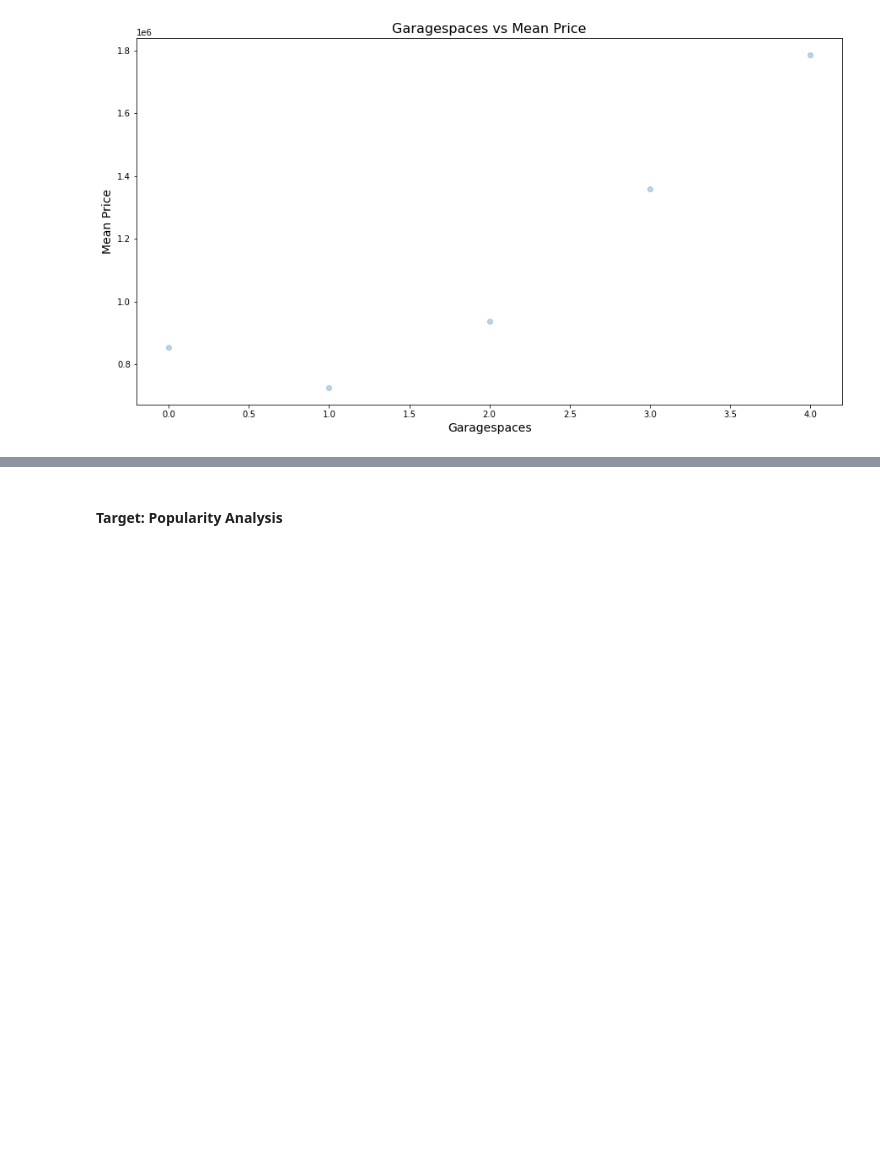
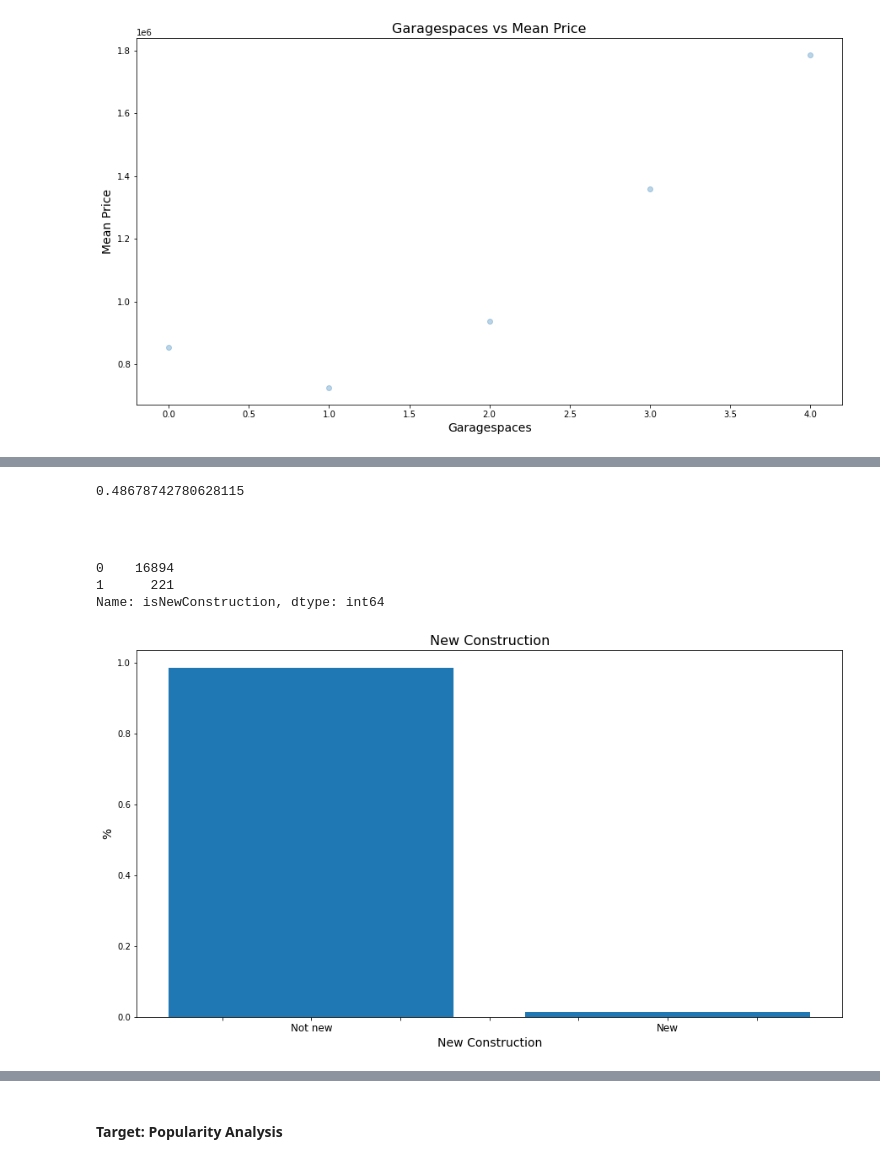
Before and after one commit to erin-vu/real_estate, a Jupyter notebook: Real Estate Analysis.ipynb, the cells around one changed output, grey strips where cells are left out. Drawn from its saved outputs; the diff is of its cells as text; code cells hidden in the pictures; blank space fills up the shorter version.

Commit message:
cleaned construction and pets

```diff
--- a/Real Estate Analysis.ipynb
+++ b/Real Estate Analysis.ipynb
@@ -997,0 +1000,4 @@ df_single.drop('hasGarage', inplace=True, axis=1)
+# %%
+df_single['garageSpaces'].corr(df_single['parking'])
+# %% [output]
+0.48678742780628115
@@ -997,0 +1006,17 @@ df_single.drop('hasGarage', inplace=True, axis=1)
+# %% [markdown]
+####
+# %%
+df_single['isNewConstruction'].value_counts()
+# %% [output]
+0    16894
+1      221
+Name: isNewConstruction, dtype: int64
+# %%
+fig, ax = plt.subplots(figsize=(15, 8))
+ax.bar(df_single['isNewConstruction'].value_counts().index, df_single['isNewConstruction'].value_counts(normalize=True).values)
+ax.set_title('New Construction', fontsize=16)
+ax.set_xlabel('New Construction', fontsize=14)
+ax.set_ylabel('%', fontsize=14)
+ax.set_xticklabels([' ', ' ', 'Not new', ' ', ' ', ' ', 'New'], fontsize=12);
+# %% [output]
+[figure, added]
```
Also changed, not shown: parts of 8 cells of this notebook.
